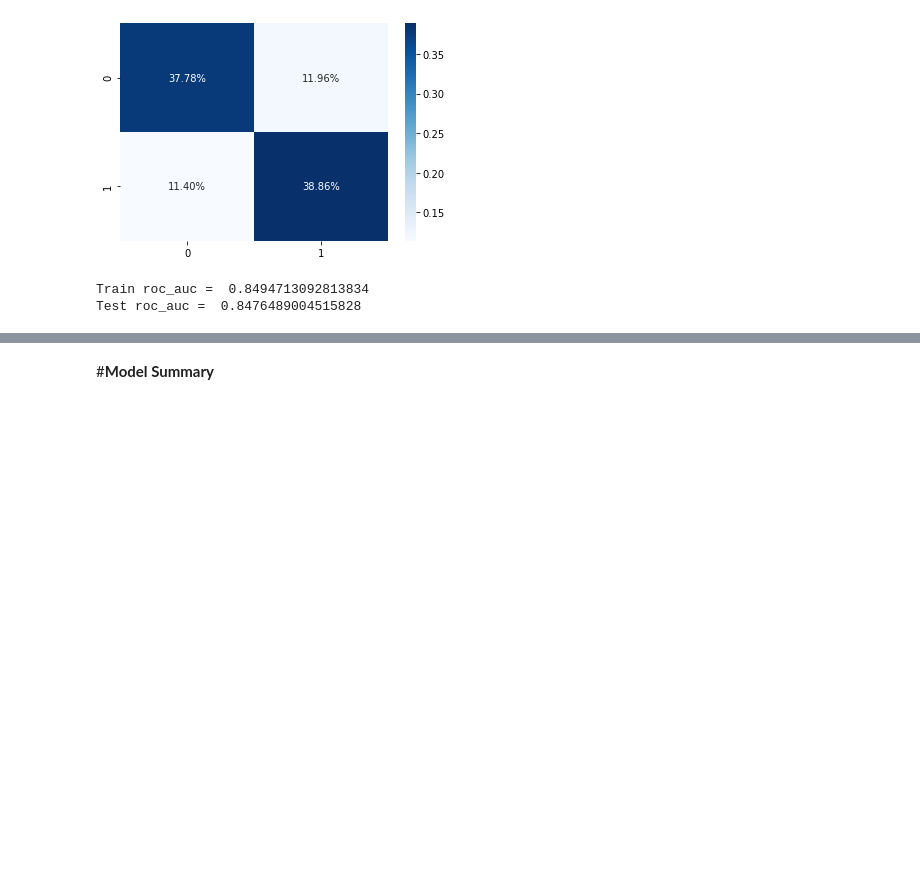
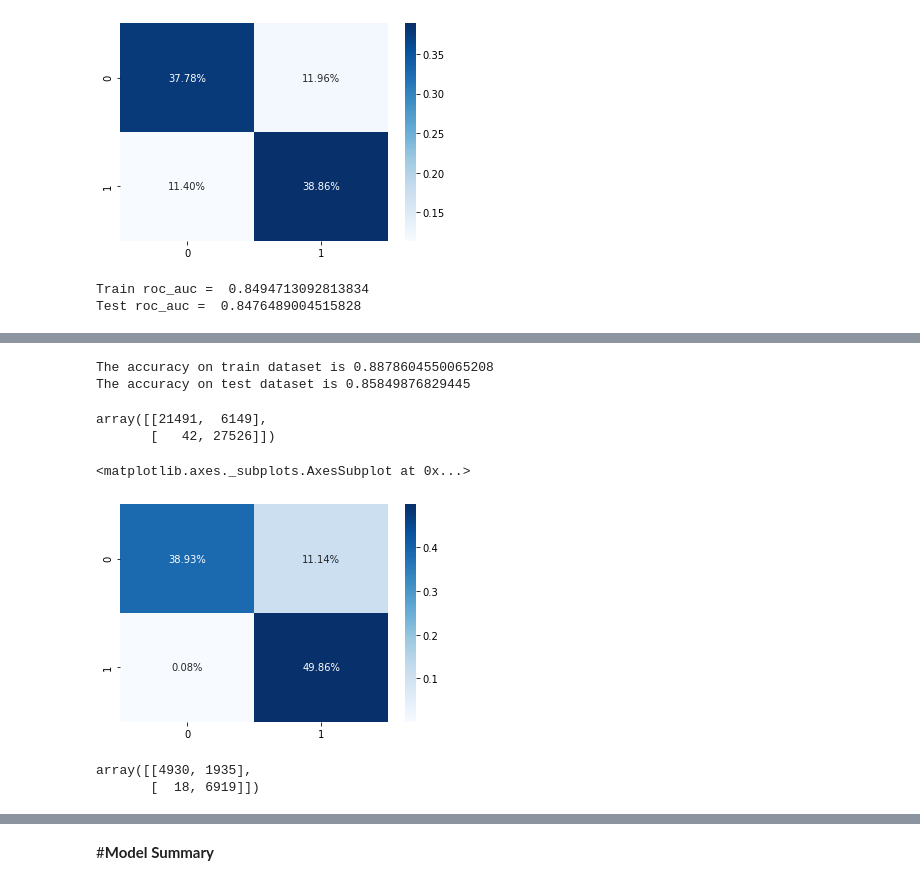
Before and after one commit to hrushikeshsahu19/Predicting-the-effectiveness-of-bank-marketing-campaigns, a Jupyter notebook: Hrushikesh_Sahu_Team_1_Capstone_Project_3.ipynb, the cells around one changed output, grey strips where cells are left out. Saved outputs shown, nothing was run; the diff lists cells and outputs as text; code cells hidden in the pictures; blank space fills up the shorter version.

```diff
--- a/Hrushikesh_Sahu_Team_1_Capstone_Project_3.ipynb
+++ b/Hrushikesh_Sahu_Team_1_Capstone_Project_3.ipynb
@@ -1242,0 +1260,9 @@ Test roc_auc =  0.8476489004515828
+# %%
+dt_model = KNeighborsClassifier()
+
+# Grid search
+dt_grid = GridSearchCV(estimator=dt_model,
+                       param_grid = param_dt,
+                       cv = 5, verbose=2, scoring='roc_auc')
+
+dt_grid.fit(X_train,Y_train)
@@ -1242,0 +1314,43 @@ Test roc_auc =  0.8476489004515828
+# %%
+dt_optimal_model = dt_grid.best_estimator_
+# %%
+# Making predictions on train and test data
+
+train_class_preds_dt = dt_optimal_model.predict(X_train)
+test_class_preds_dt = dt_optimal_model.predict(X_test)
+
+
+# Get the probabilities on train and test
+train_preds_dt = dt_optimal_model.predict_proba(X_train)[:,1]
+test_preds_dt = dt_optimal_model.predict_proba(X_test)[:,1]
+# %%
+# Calculating accuracy on train and test
+train_accuracy_dt = accuracy_score(Y_train,train_class_preds_dt)
+test_accuracy_dt = accuracy_score(Y_test,test_class_preds_dt)
+
+print("The accuracy on train dataset is", train_accuracy_dt)
+print("The accuracy on test dataset is", test_accuracy_dt)
+# %% [output]
+The accuracy on train dataset is 0.8878604550065208
+The accuracy on test dataset is 0.85849876829445
+# %%
+# Get the confusion matrices for train and test
+train_cm_dt= confusion_matrix(Y_train,train_class_preds_dt)
+test_cm_dt= confusion_matrix(Y_test,test_class_preds_dt)
+# %%
+train_cm_dt
+# %% [output]
+array([[21491,  6149],
+       [   42, 27526]])
+# %%
+#confusion matrix for train data set
+sns.heatmap(train_cm_dt/np.sum(train_cm_dt), annot=True,
+            fmt='.2%', cmap='Blues')
+# %% [output]
+<matplotlib.axes._subplots.AxesSubplot at 0x...>
+[figure, added]
+# %%
+test_cm_dt
+# %% [output]
+array([[4930, 1935],
+       [  18, 6919]])
```
Also changed, not shown: parts of 49 cells of this notebook.
